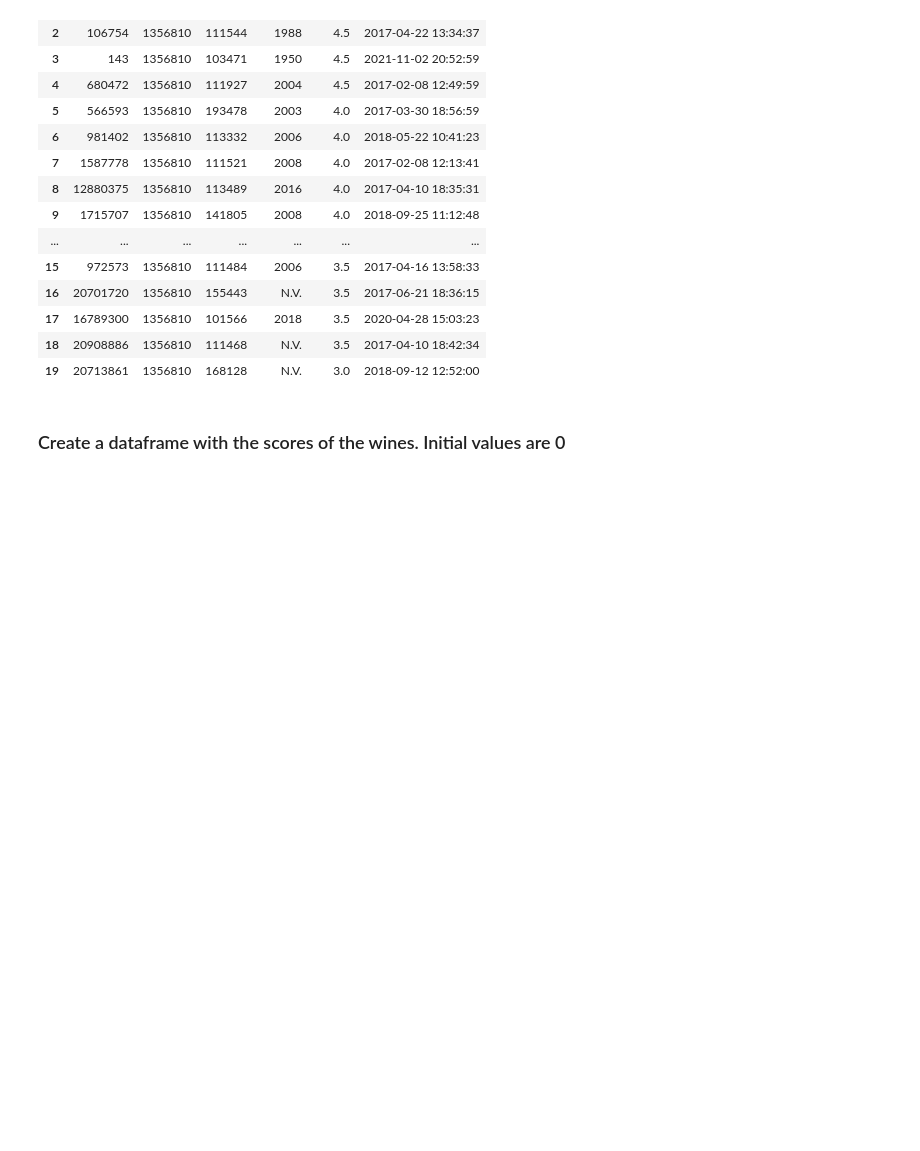
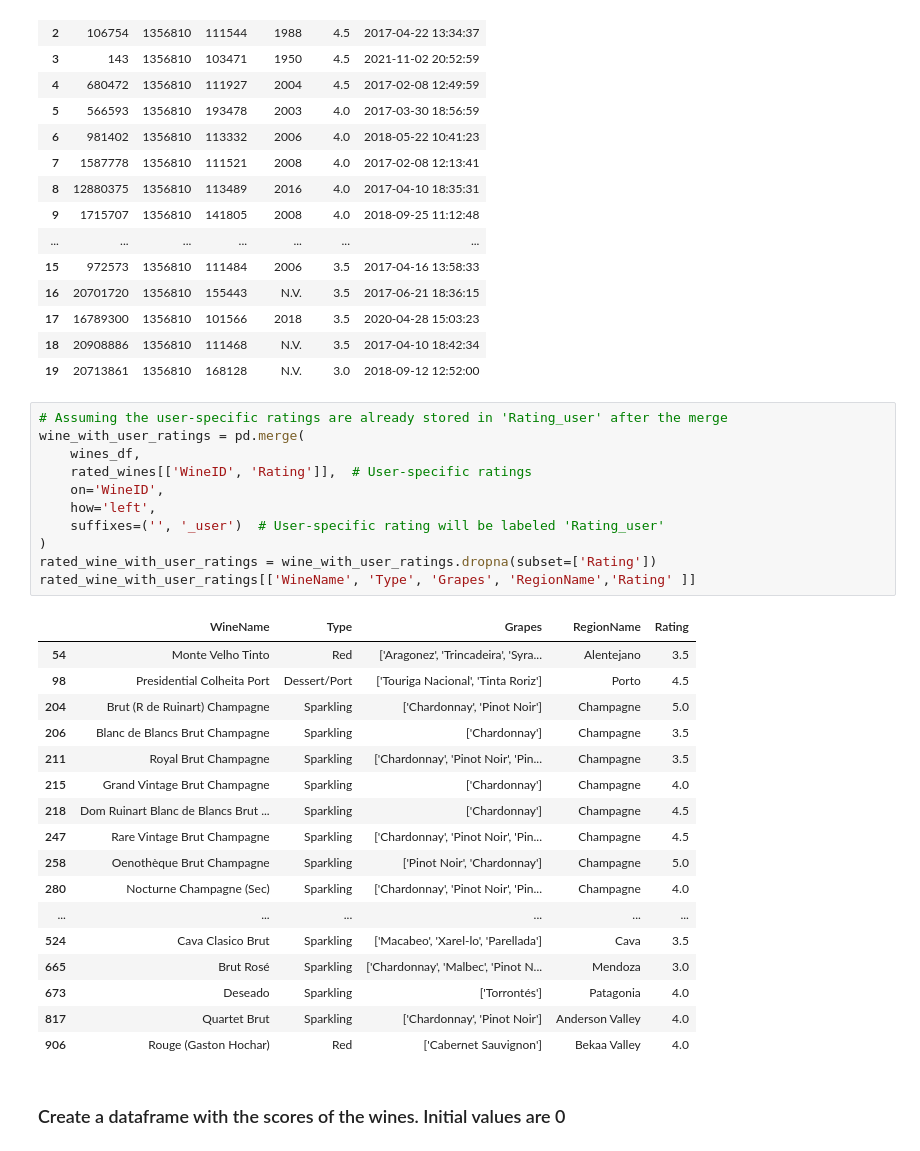
Before and after one commit to irrrrrrrrr/MAISE_RecSys_Group8_Ass, a Jupyter notebook: wine_recommender.ipynb, the cells around one changed output. Saved outputs shown, nothing was run; the diff lists cells and outputs as text; blank space fills up the shorter version.

```diff
--- a/wine_recommender.ipynb
+++ b/wine_recommender.ipynb
@@ -151,6 +151,35 @@ rated_wines
 | 17 | 16789300 | 1356810 | 101566 | 2018 | 3.5 | 2020-04-28 15:03:23 |
 | 18 | 20908886 | 1356810 | 111468 | N.V. | 3.5 | 2017-04-10 18:42:34 |
 | 19 | 20713861 | 1356810 | 168128 | N.V. | 3.0 | 2018-09-12 12:52:00 |
+# %%
+# Assuming the user-specific ratings are already stored in 'Rating_user' after the merge
+wine_with_user_ratings = pd.merge(
+    wines_df,
+    rated_wines[['WineID', 'Rating']],  # User-specific ratings
+    on='WineID',
+    how='left',
+    suffixes=('', '_user')  # User-specific rating will be labeled 'Rating_user'
+)
+rated_wine_with_user_ratings = wine_with_user_ratings.dropna(subset=['Rating'])
+rated_wine_with_user_ratings[['WineName', 'Type', 'Grapes', 'RegionName','Rating' ]]
+# %% [output]
+|  | WineName | Type | Grapes | RegionName | Rating |
+| 54 | Monte Velho Tinto | Red | ['Aragonez', 'Trincadeira', 'Syra... | Alentejano | 3.5 |
+| 98 | Presidential Colheita Port | Dessert/Port | ['Touriga Nacional', 'Tinta Roriz'] | Porto | 4.5 |
+| 204 | Brut (R de Ruinart) Champagne | Sparkling | ['Chardonnay', 'Pinot Noir'] | Champagne | 5.0 |
+| 206 | Blanc de Blancs Brut Champagne | Sparkling | ['Chardonnay'] | Champagne | 3.5 |
+| 211 | Royal Brut Champagne | Sparkling | ['Chardonnay', 'Pinot Noir', 'Pin... | Champagne | 3.5 |
+| 215 | Grand Vintage Brut Champagne | Sparkling | ['Chardonnay'] | Champagne | 4.0 |
+| 218 | Dom Ruinart Blanc de Blancs Brut ... | Sparkling | ['Chardonnay'] | Champagne | 4.5 |
+| 247 | Rare Vintage Brut Champagne | Sparkling | ['Chardonnay', 'Pinot Noir', 'Pin... | Champagne | 4.5 |
+| 258 | Oenothèque Brut Champagne | Sparkling | ['Pinot Noir', 'Chardonnay'] | Champagne | 5.0 |
+| 280 | Nocturne Champagne (Sec) | Sparkling | ['Chardonnay', 'Pinot Noir', 'Pin... | Champagne | 4.0 |
+| ... | ... | ... | ... | ... | ... |
+| 524 | Cava Clasico Brut | Sparkling | ['Macabeo', 'Xarel-lo', 'Parellada'] | Cava | 3.5 |
+| 665 | Brut Rosé | Sparkling | ['Chardonnay', 'Malbec', 'Pinot N... | Mendoza | 3.0 |
+| 673 | Deseado | Sparkling | ['Torrontés'] | Patagonia | 4.0 |
+| 817 | Quartet Brut | Sparkling | ['Chardonnay', 'Pinot Noir'] | Anderson Valley | 4.0 |
+| 906 | Rouge (Gaston Hochar) | Red | ['Cabernet Sauvignon'] | Bekaa Valley | 4.0 |
 # %% [markdown]
 ### Create a dataframe with the scores of the wines. Initial values are 0
 # %%
```
Also changed, not shown: parts of 1 cell of this notebook, 1 other file.
